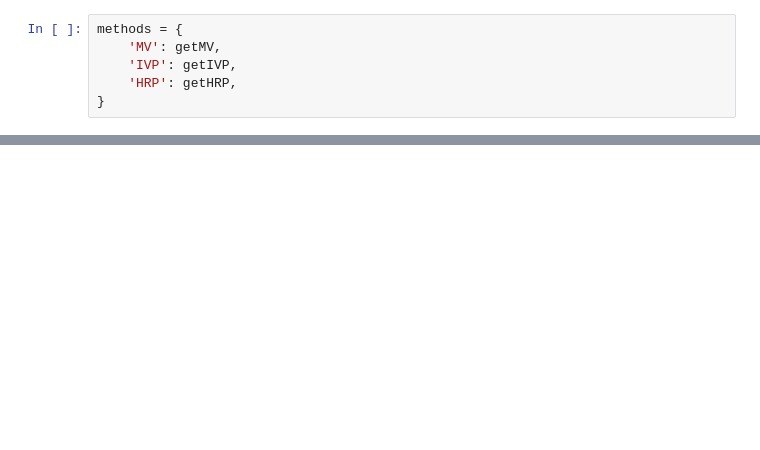
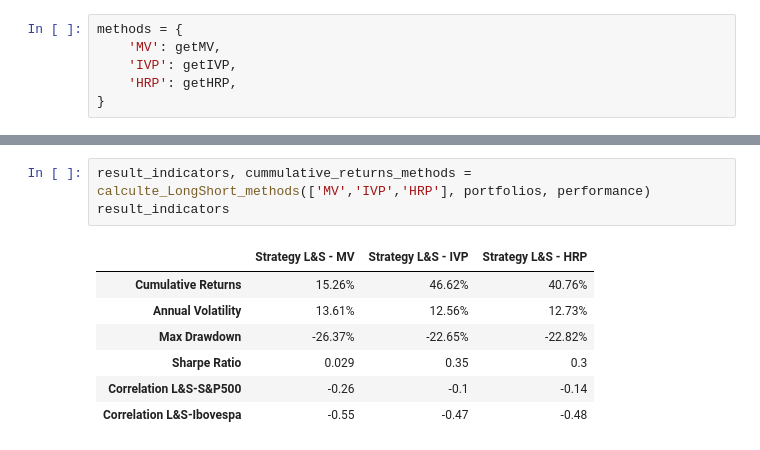
Before and after one commit to ComputerFinance/ESWA, a Jupyter notebook: Portfolio_Optimization.ipynb, the cells around one changed output, grey strips where cells are left out. Drawn from its saved outputs; the diff is of its cells as text; blank space fills up the shorter version.

```diff
--- a/Portfolio_Optimization.ipynb
+++ b/Portfolio_Optimization.ipynb
@@ -430,0 +701,11 @@ out-sample variance: 0.0397
+# %%
+result_indicators, cummulative_returns_methods = calculte_LongShort_methods(['MV','IVP','HRP'], portfolios, performance)
+result_indicators
+# %% [output]
+|  | Strategy L&S - MV | Strategy L&S - IVP | Strategy L&S - HRP |
+| Cumulative Returns | 15.26% | 46.62% | 40.76% |
+| Annual Volatility | 13.61% | 12.56% | 12.73% |
+| Max Drawdown | -26.37% | -22.65% | -22.82% |
+| Sharpe Ratio | 0.029 | 0.35 | 0.3 |
+| Correlation L&S-S&P500 | -0.26 | -0.1 | -0.14 |
+| Correlation L&S-Ibovespa | -0.55 | -0.47 | -0.48 |
```
Also changed, not shown: parts of 20 cells of this notebook.
